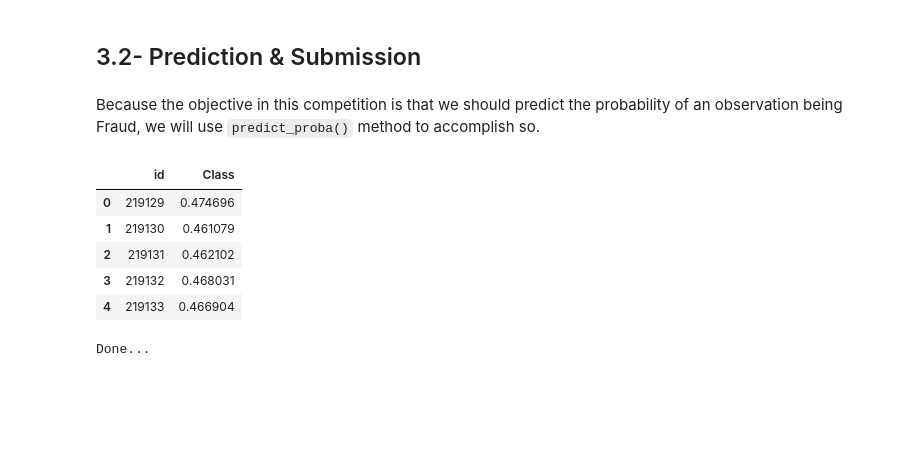
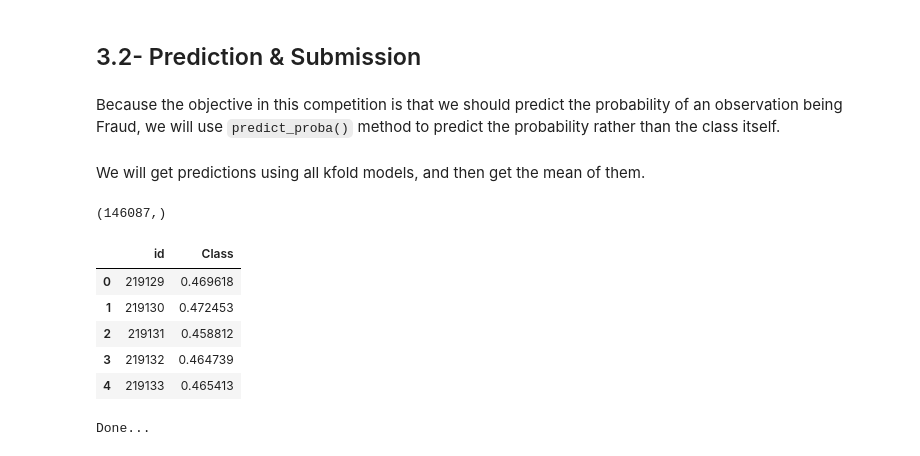
Before and after one commit to hikmatullah-mohammadi/Credit-card-fraud-detection, a Jupyter notebook: simple-credit-fraud-detection-ps-s3e4.ipynb, the cells around one changed output. Saved outputs shown, nothing was run; the diff lists cells and outputs as text; code cells hidden in the pictures; blank space fills up the shorter version.

Commit message:
Kaggle Notebook | Simple Credit Card Fraud Detection (PS-S3E4) | Version 10

```diff
--- a/simple-credit-fraud-detection-ps-s3e4.ipynb
+++ b/simple-credit-fraud-detection-ps-s3e4.ipynb
@@ -155,4 +157,4 @@ Above-displayed figures are quite self-explaining. Hence, I leave it to you to l
 # %%
 # separatAgee the features from the target variable
-X = df_train.drop('Class', axis=1)
-y = df_train['Class'].astype('int')
+X = df_train.drop('Class', axis=1).to_numpy()
+y = df_train['Class'].astype('int').to_numpy()
@@ -192,0 +192,6 @@ array([[21858,     7],
+# %%
+# train the model
+from sklearn.ensemble import AdaBoostClassifier
+
+kf_models = get_out_of_fold_models(estimator=AdaBoostClassifier(), k=10, X=X, y=y, seed=10)
+kf_models
@@ -194,4 +221,4 @@ array([[21858,     7],
 <a id='3-2'></a>
 ## 3.2- Prediction & Submission
 # %% [markdown]
-Because the objective in this competition is that we should predict the probability of an observation being Fraud, we will use `predict_proba()` method to accomplish so.
+Because the objective in this competition is that we should predict the probability of an observation being Fraud, we will use `predict_proba()` method to predict the probability rather than the class itself.
@@ -201,17 +225,33 @@ ada_preds = ada_clf.predict_proba(df_test)[:, 1]
+# %% [markdown]
+We will get predictions using all kfold models, and then get the mean of them.
+# %%
+# predict on the test set
+test_preds = []
+
+# iterate through all kfold models and then predict on the test set
+for model in kf_models['models']:
+    test_pred = model.predict_proba(df_test.to_numpy())[:, 1]
+    test_preds.append(test_pred)
+# get the mean of the predictions
+test_preds = np.array(test_preds)
+preds = test_preds.mean(axis=0)
+preds.shape
+# %% [output]
+(146087,)
 # %%
 # create a dataframe
 submission = pd.DataFrame({
     'id': df_test.index,
-    'Class': ada_preds
+    'Class': preds
 })
 submission.head()
 # %% [output]
 |  | id | Class |
-| 0 | 219129 | 0.474696 |
-| 1 | 219130 | 0.461079 |
-| 2 | 219131 | 0.462102 |
-| 3 | 219132 | 0.468031 |
-| 4 | 219133 | 0.466904 |
+| 0 | 219129 | 0.469618 |
+| 1 | 219130 | 0.472453 |
+| 2 | 219131 | 0.458812 |
+| 3 | 219132 | 0.464739 |
+| 4 | 219133 | 0.465413 |
 # %%
 # write to a file
 submission.to_csv('./submission.csv', index=False)
```
Also changed, not shown: parts of 10 cells of this notebook.
